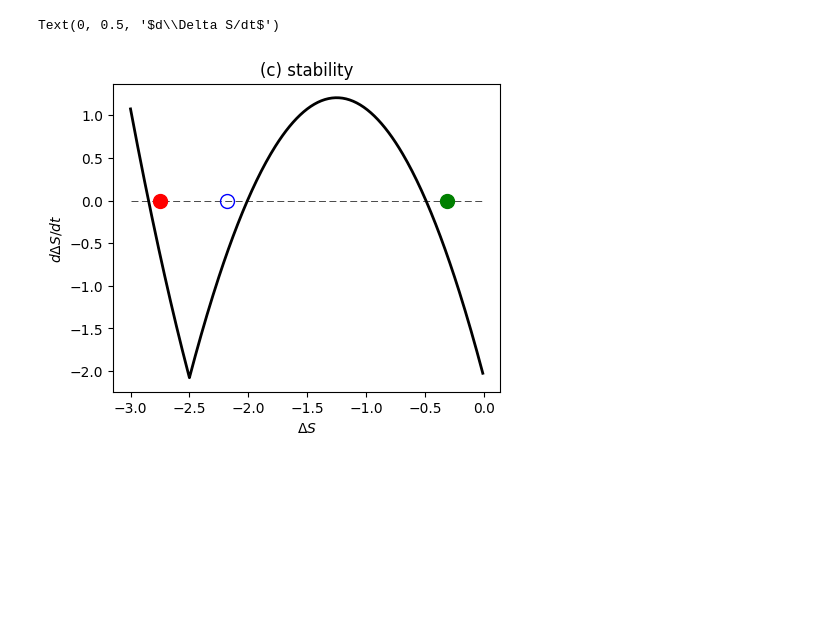
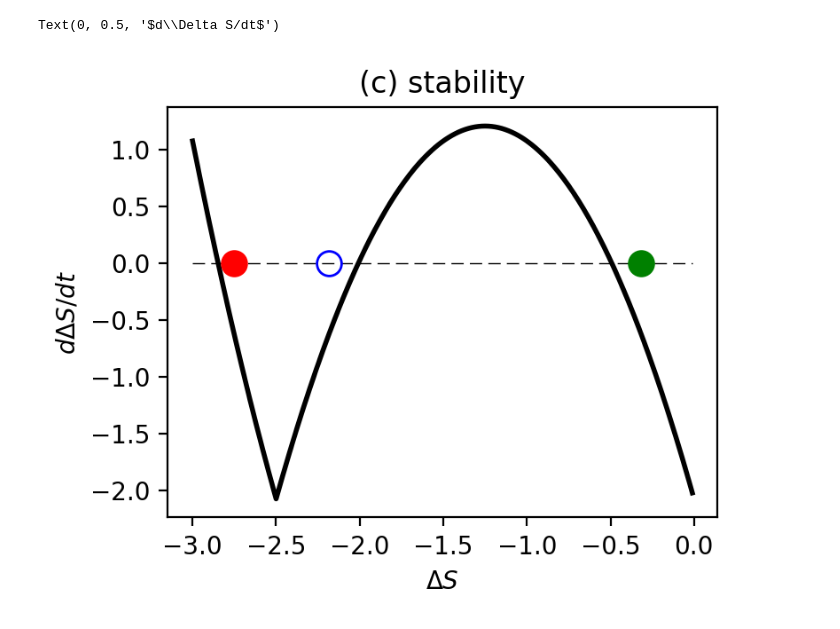
Before and after one commit to CompClimate/StommelBoxModel, a Jupyter notebook: box_model.ipynb, the cells around one changed output. Cells and saved outputs as stored; diff of their text form; code cells hidden in the pictures; blank space fills up the shorter version.

```diff
--- a/box_model.ipynb
+++ b/box_model.ipynb
@@ -9,8 +9,10 @@ import matplotlib.pyplot as plt
 meter = 1
 year = 365 * 24 * 3600
 S0 = 35.0
+T0 = 24.0
+rho0 = 1
 S1, S2 = 12, 20
-T1, T2 = 1, 10
+T1, T2 = 1, 11
 DeltaT = T1 - T2
 DeltaS = S1 - S2
 time_max = 10000 * year
@@ -59,6 +61,13 @@ class BoxModel:
     def d_q_t(self):
         """Implements the analytical derivative of q wrt. t."""
         return -self.k * self.beta * 2 * (self.F - abs(self.q(self.DeltaT, self.DeltaS)) * self.DeltaS)
+
+    def d_DeltaS_t(self, F, DeltaT, DeltaS):
+        """Implementation according to Potsdam"""
+        return -2 * abs(self.q(DeltaT, DeltaS)) * DeltaS - 2 * F
+
+    def rho(self, T, S):
+        return rho0 * (1 - self.alpha * T + self.beta * S)
 
     def steady_states(self, F, X):
         """Implements the steady state solutions of the model."""
@@ -266,31 +293,31 @@ plt.show()
 # %%
 # use fixed (time-independent) value of fresh water forcing for this case:
 is_Fs_time_dependent = False
 time = 0
 DeltaS_range = np.arange(-3, 0, 0.01)
 rhs = np.zeros(len(DeltaS_range))
 
 for i in range(len(DeltaS_range)):
     DeltaS = DeltaS_range[i]
     rhs[i] = model.rhs_S(time, time_max, is_Fs_time_dependent, DeltaS=DeltaS)
 
 rhs -= np.mean(rhs)
 rhs /= np.std(rhs)
 
-plt.figure(figsize=(5, 4))
+plt.figure(figsize=(4, 3), dpi=200)
 plt.plot(DeltaS_range, rhs, 'k-', lw=2)
 plt.plot(DeltaS_range, rhs * 0, 'k--', dashes=(10, 5), lw=0.5)
 
 # superimpose color markers of the 3 solutions
 Fs = model.Fs_func(0.0, 0.0, False)
 yy = model.steady_states(Fs, model.alpha * model.DeltaT) / model.beta
 
 plt.plot(yy[0], 0, 'ro', markersize=10)
 plt.plot(yy[1], 0, 'go', markersize=10)
 plt.plot(yy[2], 0, 'bo', markersize=10, fillstyle='none')
 plt.title('(c) stability')
 plt.xlabel('$\Delta S$')
 plt.ylabel('$d\Delta S/dt$')
 # %% [output]
 Text(0, 0.5, '$d\\Delta S/dt$')
-[figure, old version]
+[figure, new version]
```
Also changed, not shown: parts of 8 cells of this notebook, 1 other file.
